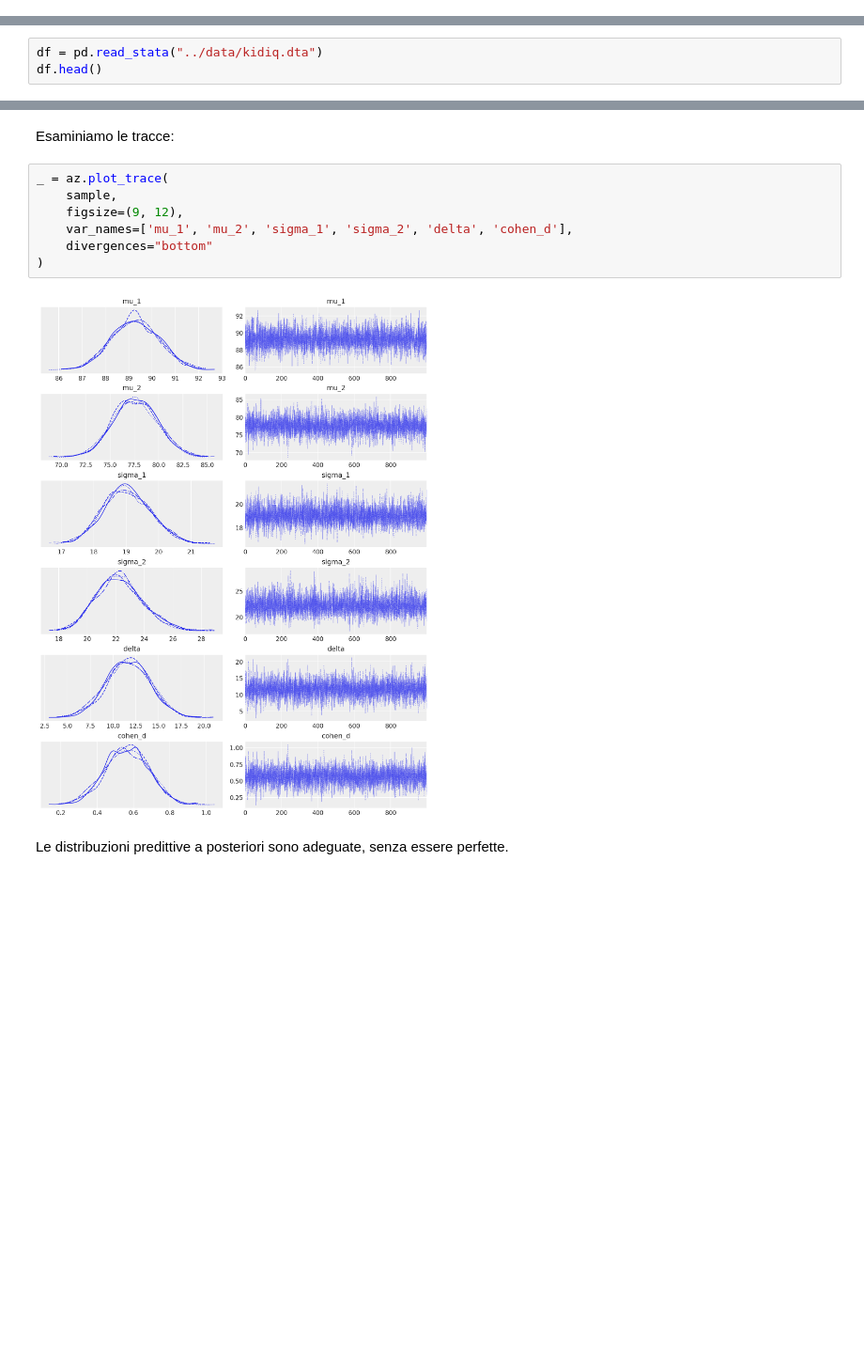
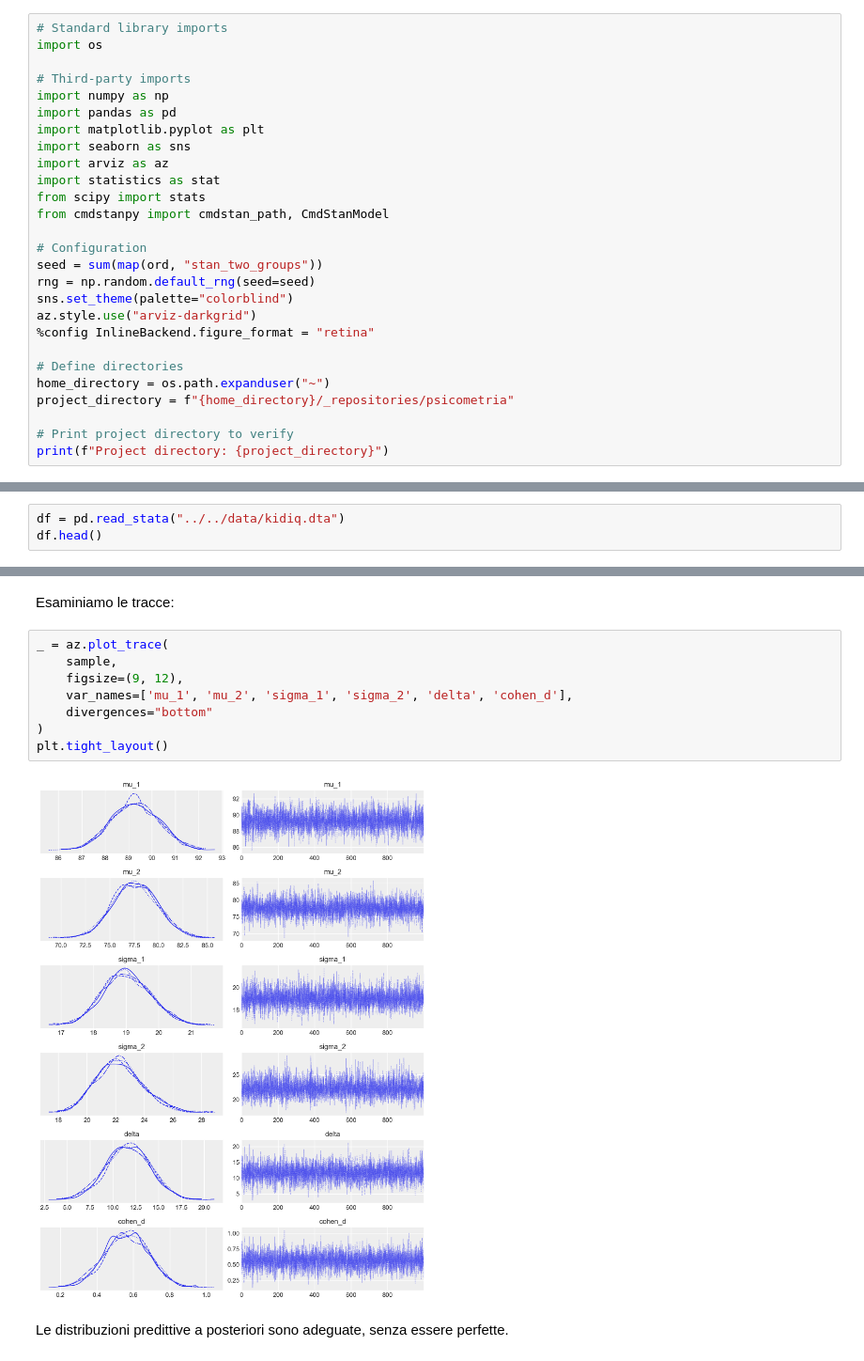
Before and after one commit to ccaudek/psicometria, a Jupyter notebook: chapters/chapter_4/23_stan_two_groups.ipynb, the cells around one changed output, grey strips where cells are left out. Shown at 94% size. Drawn from its saved outputs; the diff is of its cells as text; blank space fills up the shorter version.

```diff
--- a/chapters/chapter_4/23_stan_two_groups.ipynb
+++ b/chapters/chapter_4/23_stan_two_groups.ipynb
@@ -38,0 +11,27 @@ project_directory = os.path.join(
+# %%
+# Standard library imports
+import os
+
+# Third-party imports
+import numpy as np
+import pandas as pd
+import matplotlib.pyplot as plt
+import seaborn as sns
+import arviz as az
+import statistics as stat
+from scipy import stats
+from cmdstanpy import cmdstan_path, CmdStanModel
+
+# Configuration
+seed = sum(map(ord, "stan_two_groups"))
+rng = np.random.default_rng(seed=seed)
+sns.set_theme(palette="colorblind")
+az.style.use("arviz-darkgrid")
+%config InlineBackend.figure_format = "retina"
+
+# Define directories
+home_directory = os.path.expanduser("~")
+project_directory = f"{home_directory}/_repositories/psicometria"
+
+# Print project directory to verify
+print(f"Project directory: {project_directory}")
@@ -55,7 +60,7 @@ I dati utilizzati sono forniti da Gelman e Hill (2007) e costituiscono un sottoc
 
 Leggiamo i dati.
 # %%
-df = pd.read_stata("../data/kidiq.dta")
+df = pd.read_stata("../../data/kidiq.dta")
 df.head()
 # %% [output]
 |  | kid_score | mom_hs | mom_iq | mom_work | mom_age |
@@ -278,12 +300,13 @@ Esaminiamo le tracce:
 # %%
 _ = az.plot_trace(
     sample,
     figsize=(9, 12),
     var_names=['mu_1', 'mu_2', 'sigma_1', 'sigma_2', 'delta', 'cohen_d'],
     divergences="bottom"
 )
+plt.tight_layout()
 # %% [output]
-[figure, old version]
+[figure, new version]
 # %% [markdown]
 Le distribuzioni predittive a posteriori sono adeguate, senza essere perfette.
 # %%
```
Also changed, not shown: parts of 16 cells of this notebook, 35 other files.
